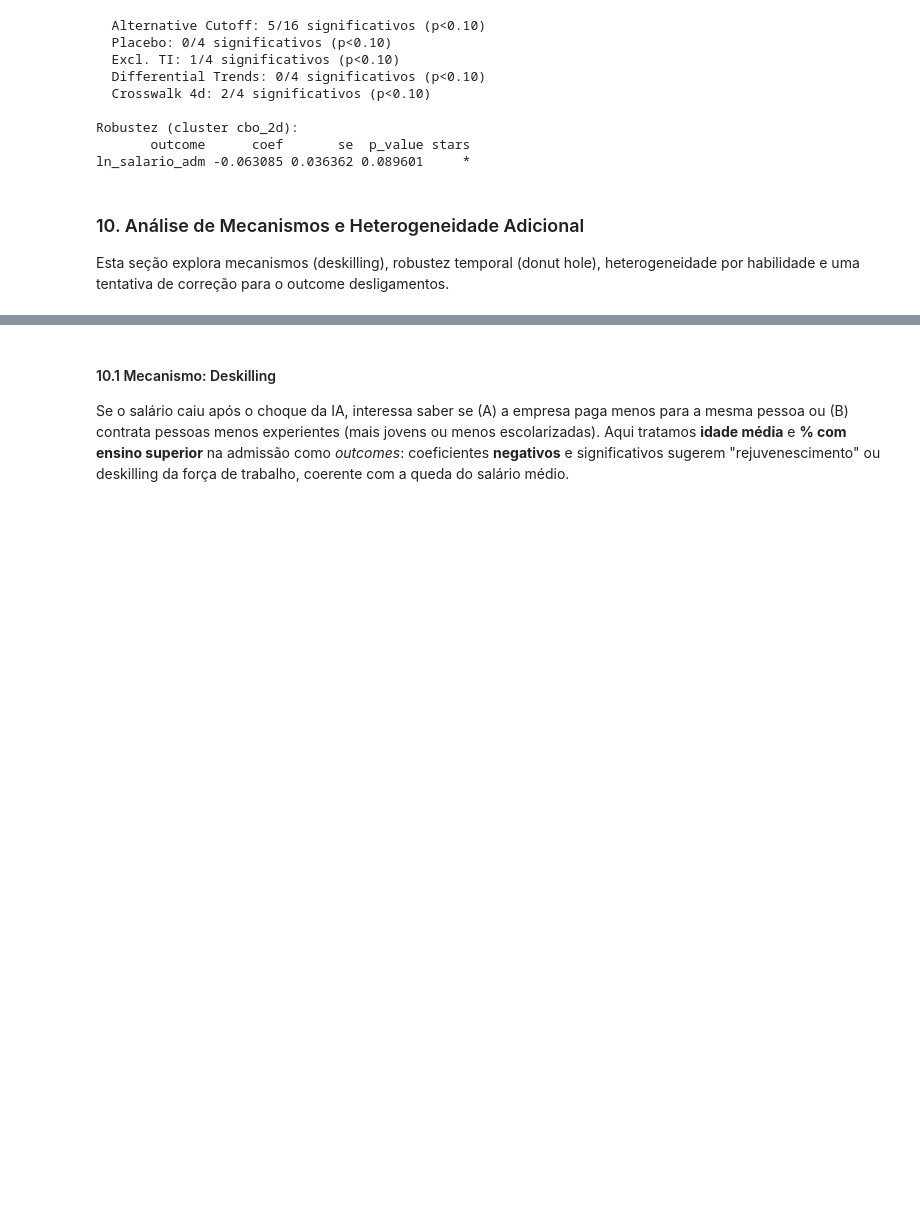
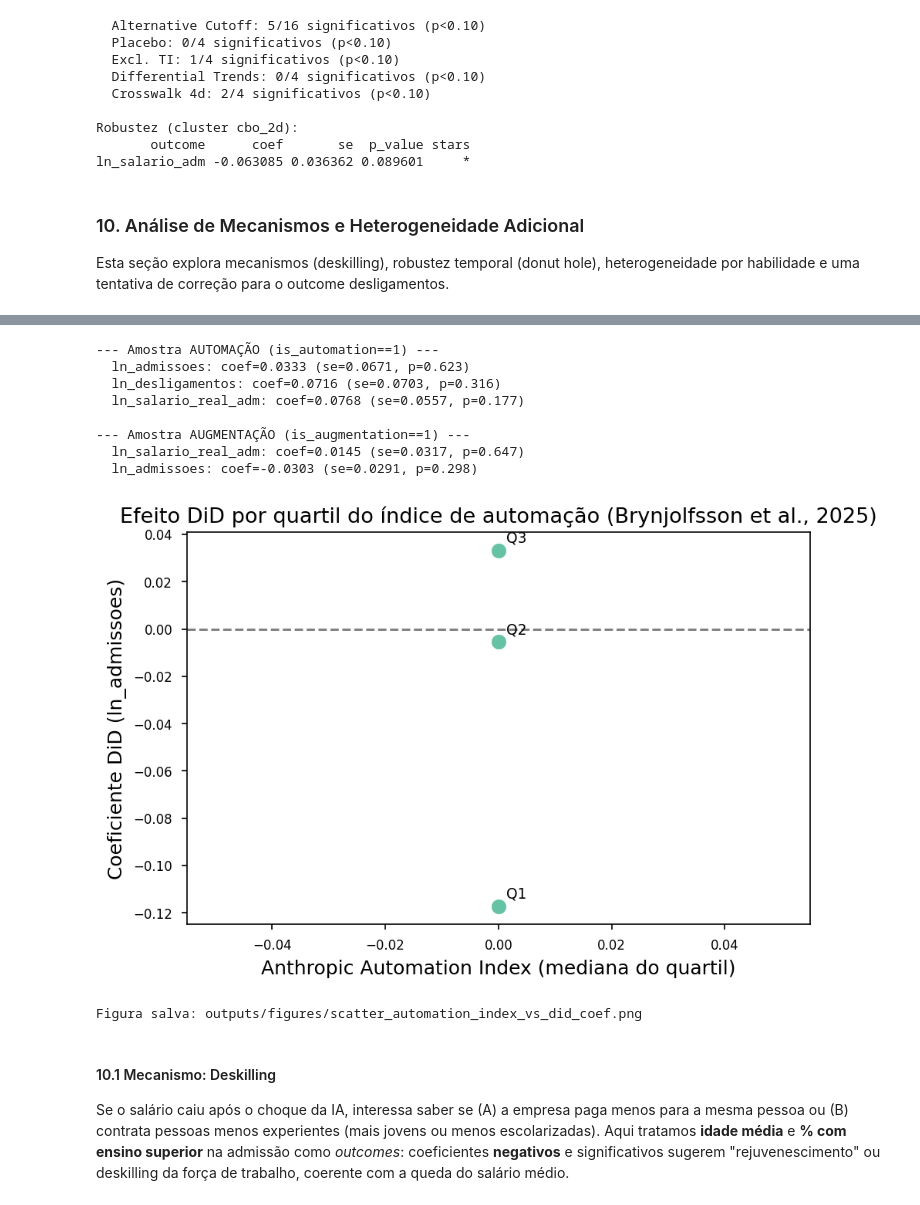
Before and after one commit to manoelbo/ILO_IA_INDEX_PENAD, a Jupyter notebook: notebook/etapa_2b_analise_did_caged_ilo.ipynb, the cells around one changed output, grey strips where cells are left out. Saved outputs shown, nothing was run; the diff lists cells and outputs as text; code cells hidden in the pictures; blank space fills up the shorter version.

```diff
--- a/notebook/etapa_2b_analise_did_caged_ilo.ipynb
+++ b/notebook/etapa_2b_analise_did_caged_ilo.ipynb
@@ -579,3 +590,62 @@ Esta seção explora mecanismos (deskilling), robustez temporal (donut hole), he
+# %%
+# Etapa 2b.10.0 — Mecanismos: Automação vs Augmentação (Anthropic)
+if not all(c in df_reg.columns for c in ['anthropic_automation_index', 'is_automation', 'is_augmentation']):
+    print("AVISO: Colunas Anthropic ausentes. Rode o Anexo 1 no Notebook 2a e regenere o painel.")
+else:
+    # Amostra Automação: DiD em admissão/desligamento (substituição) e em salário real (hipótese: queda concentrada)
+    df_auto = df_reg[df_reg['is_automation'] == 1].copy()
+    df_aug  = df_reg[df_reg['is_augmentation'] == 1].copy()
+    print("--- Amostra AUTOMAÇÃO (is_automation==1) ---")
+    for out in ['ln_admissoes', 'ln_desligamentos', 'ln_salario_real_adm']:
+        r = estimate_did(df_auto, out, f"{out} ~ post_alta | cbo_4d + periodo", f"DiD {out}")
+        if r is not None: print(f"  {out}: coef={r['coef']:.4f} (se={r['se']:.4f}, p={r['p_value']:.3f}) {r.get('stars','')}")
+    print("\n--- Amostra AUGMENTAÇÃO (is_augmentation==1) ---")
+    for out in ['ln_salario_real_adm', 'ln_admissoes']:
+        r = estimate_did(df_aug, out, f"{out} ~ post_alta | cbo_4d + periodo", f"DiD {out}")
+        if r is not None: print(f"  {out}: coef={r['coef']:.4f} (se={r['se']:.4f}, p={r['p_value']:.3f}) {r.get('stars','')}")
+    # Scatter: índice de automação (X) vs coeficiente DiD (Y) por quartil de ocupações
+    idx_por_cbo = df_reg.groupby('cbo_4d')['anthropic_automation_index'].mean()
+    df_reg['quartil_auto'] = pd.qcut(df_reg['anthropic_automation_index'].rank(method='first'), 4, labels=[1,2,3,4])
+    coefs, med_idx = [], []
+    for q in [1, 2, 3, 4]:
+        dq = df_reg[df_reg['quartil_auto'] == q]
+        if dq['post_alta'].var() < 1e-10: continue
+        if dq['cbo_4d'].nunique() < 2: continue  # evita singleton FE
+        try:
+            mod = pf.feols('ln_admissoes ~ post_alta | cbo_4d + periodo', data=dq, vcov=VCOV_SPEC)
+            if 'post_alta' in mod.coef().index:
+                coefs.append(float(mod.coef().loc['post_alta']))
+                med_idx.append(dq['anthropic_automation_index'].median())
+        except (ValueError, Exception):
+            continue  # colinearidade ou singleton FE: pula quartil
+    if len(coefs) >= 2:
+        fig, ax = plt.subplots()
+        ax.scatter(med_idx, coefs, s=80)
+        for i, (x, y) in enumerate(zip(med_idx, coefs)):
+            ax.annotate(f'Q{i+1}', (x, y), xytext=(5,5), textcoords='offset points', fontsize=9)
+        ax.axhline(0, color='gray', linestyle='--')
+        ax.set_xlabel('Anthropic Automation Index (mediana do quartil)')
+        ax.set_ylabel('Coeficiente DiD (ln_admissoes)')
+        ax.set_title('Efeito DiD por quartil do índice de automação (Brynjolfsson et al., 2025)')
+        plt.tight_layout()
+        OUTPUTS_FIGURES.mkdir(parents=True, exist_ok=True)
+        fig.savefig(OUTPUTS_FIGURES / 'scatter_automation_index_vs_did_coef.png', dpi=150, bbox_inches='tight')
+        plt.show()
+        print(f"Figura salva: {OUTPUTS_FIGURES / 'scatter_automation_index_vs_did_coef.png'}")
+    else:
+        print("Scatter não gerado: menos de 2 quartis com regressão válida (colinearidade/singleton FE).")
+        print(f"  Quartis com coeficiente estimado: {len(coefs)}.")
+# %% [output]
+--- Amostra AUTOMAÇÃO (is_automation==1) ---
+  ln_admissoes: coef=0.0333 (se=0.0671, p=0.623)
+  ln_desligamentos: coef=0.0716 (se=0.0703, p=0.316)
+  ln_salario_real_adm: coef=0.0768 (se=0.0557, p=0.177)
+
+--- Amostra AUGMENTAÇÃO (is_augmentation==1) ---
+  ln_salario_real_adm: coef=0.0145 (se=0.0317, p=0.647)
+  ln_admissoes: coef=-0.0303 (se=0.0291, p=0.298)
+[figure, added]
+Figura salva: outputs/figures/scatter_automation_index_vs_did_coef.png
 # %% [markdown]
 #### 10.1 Mecanismo: Deskilling
 
```
Also changed, not shown: parts of 3 cells of this notebook, 26 other files.
